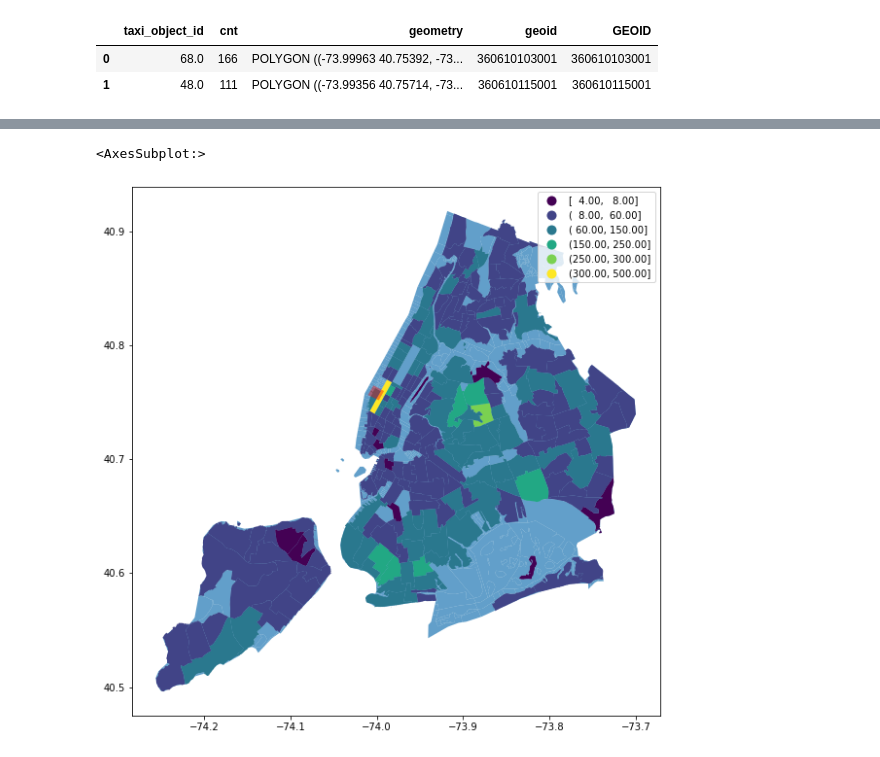
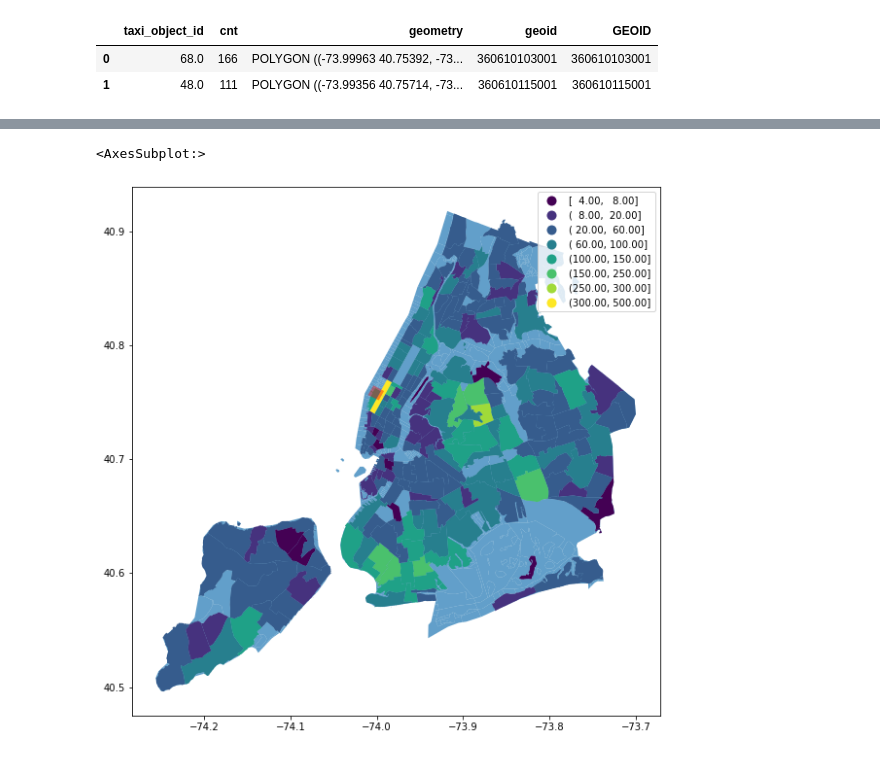
Before and after one commit to sev-90/art_of_engineering_course, a Jupyter notebook: main.ipynb, the cells around one changed output, grey strips where cells are left out. Saved outputs shown, nothing was run; the diff lists cells and outputs as text; code cells hidden in the pictures.

```diff
--- a/main.ipynb
+++ b/main.ipynb
@@ -98,15 +125,15 @@ d = pd.merge(taxi_zones, d, left_on='objectid', right_on='taxi_object_id', how='
 # %%
 # %matplotlib qt
 %matplotlib inline
 fig, ax = plt.subplots(figsize=(10,10))
 cbgs_nyc.plot(ax=ax, alpha=0.7) #, column='objectid'
 
 tmp = d[~d['geometry'].isna()] #viridis, RdBu
 # bins = mapclassify.Quantiles(tmp['cnt'], k=5).bins
 tmp.plot(column = 'cnt', ax = ax, legend=True, cmap='viridis',
         scheme ='User_Defined', #quantiles
-        classification_kwds =dict(bins=[ 8,60,150, 250,300, 500])) #[4, 8, 50, 100, 200, merged['cnt'].max()]
+        classification_kwds =dict(bins=[ 8,20, 60, 100, 150, 250,300, 500])) #[4, 8, 50, 100, 200, merged['cnt'].max()]
 attraction_zone.plot(ax=ax, color='red', alpha = 0.4)
 # %% [output]
 <AxesSubplot:>
-[figure, old version]
+[figure, new version]
```
Also changed, not shown: parts of 7 cells of this notebook, 1 other file.
